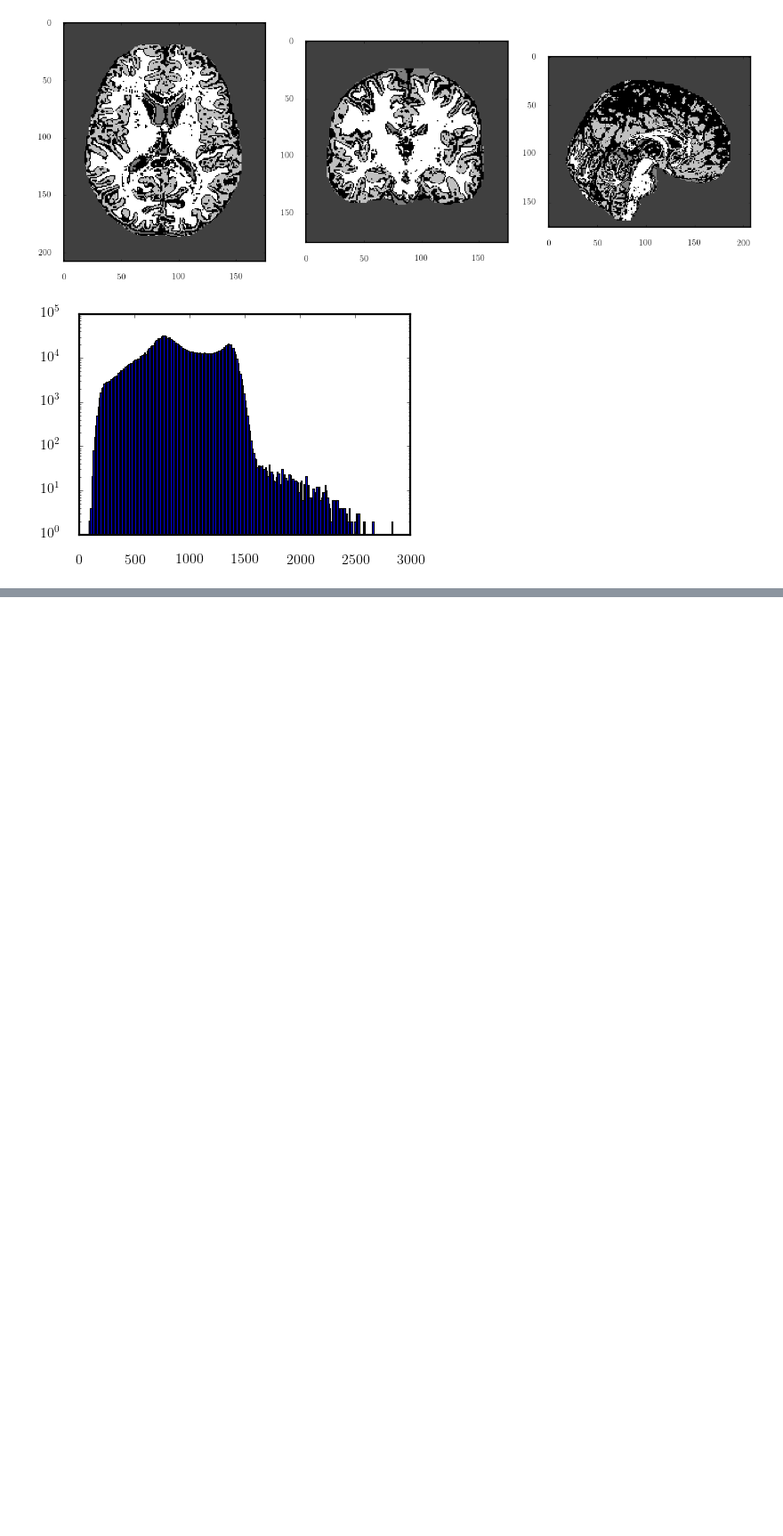
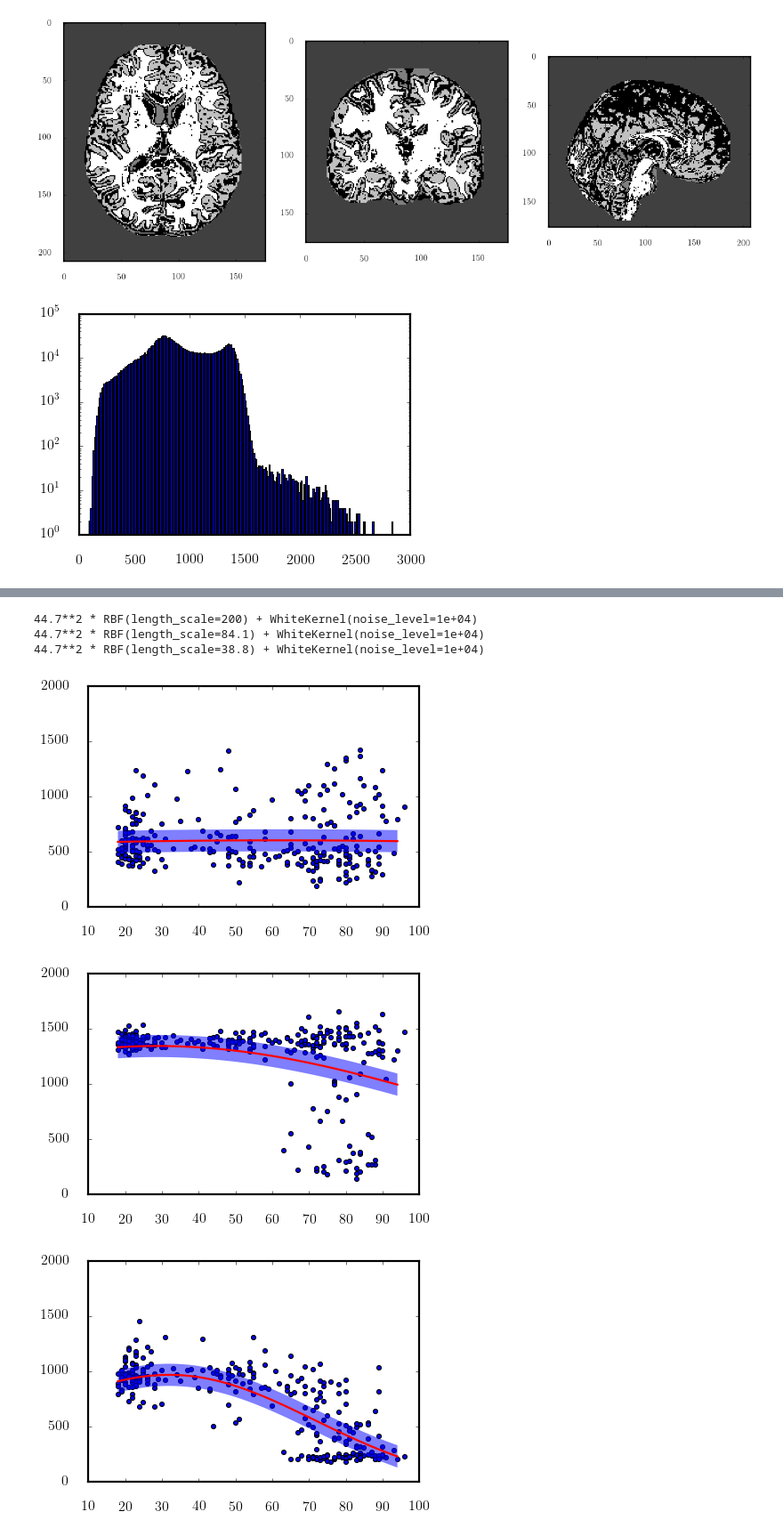
Before and after one commit to enucatl-phd/machine-learning-aging-brains, a Jupyter notebook: local_postprocessing/show_dataset.ipynb, the cells around one changed output, grey strips where cells are left out. Shown at 89% size. Cells and saved outputs as stored; diff of their text form; code cells hidden in the pictures; blank space fills up the shorter version.

```diff
--- a/local_postprocessing/show_dataset.ipynb
+++ b/local_postprocessing/show_dataset.ipynb
@@ -135,0 +157,11 @@ interact(
+# %%
+get_voxel(88, 104, 88);
+get_voxel(107, 76, 100);
+get_voxel(98, 121, 88);
+# %% [output]
+44.7**2 * RBF(length_scale=200) + WhiteKernel(noise_level=1e+04)
+44.7**2 * RBF(length_scale=84.1) + WhiteKernel(noise_level=1e+04)
+44.7**2 * RBF(length_scale=38.8) + WhiteKernel(noise_level=1e+04)
+[figure, added]
+[figure, added]
+[figure, added]
```
Also changed, not shown: parts of 2 cells of this notebook.
